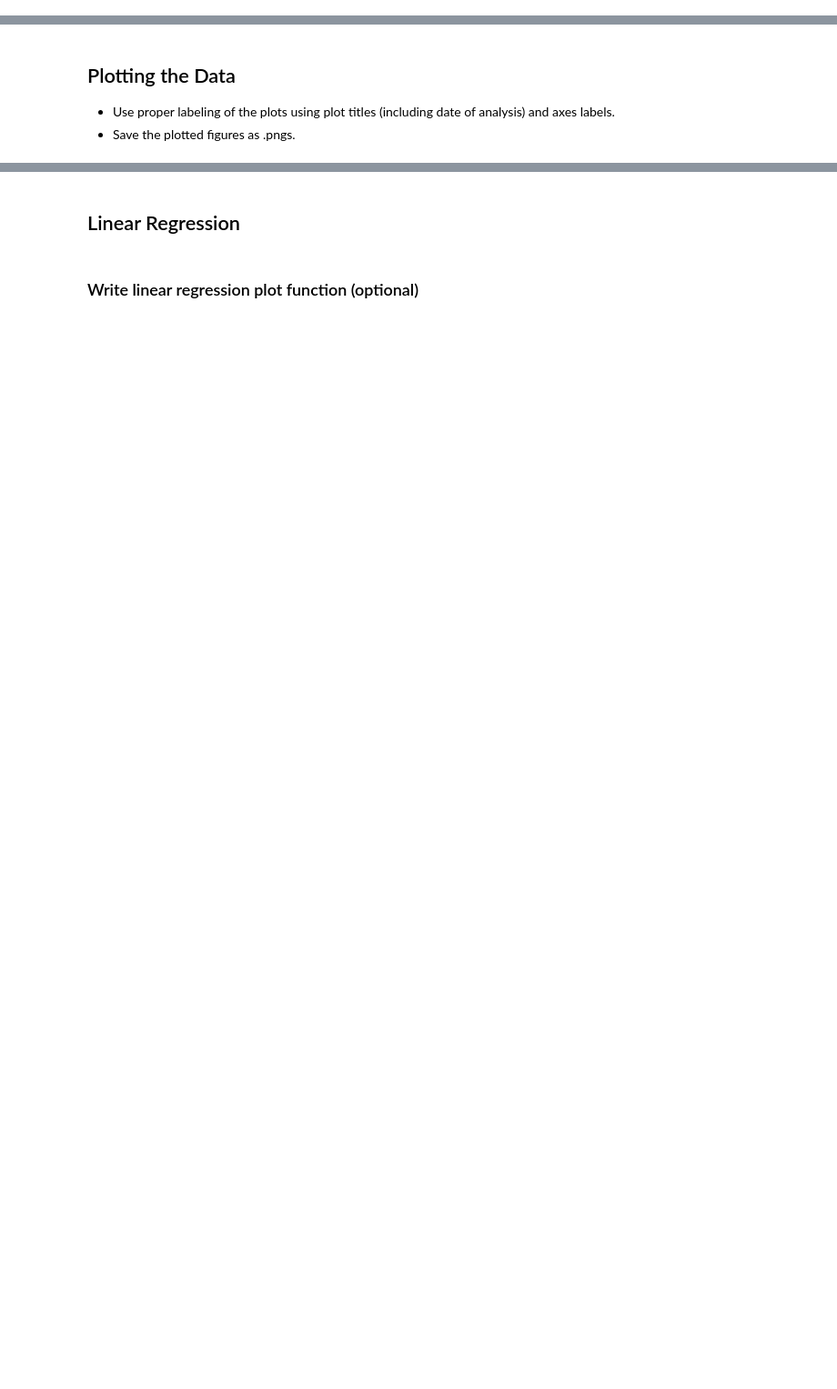
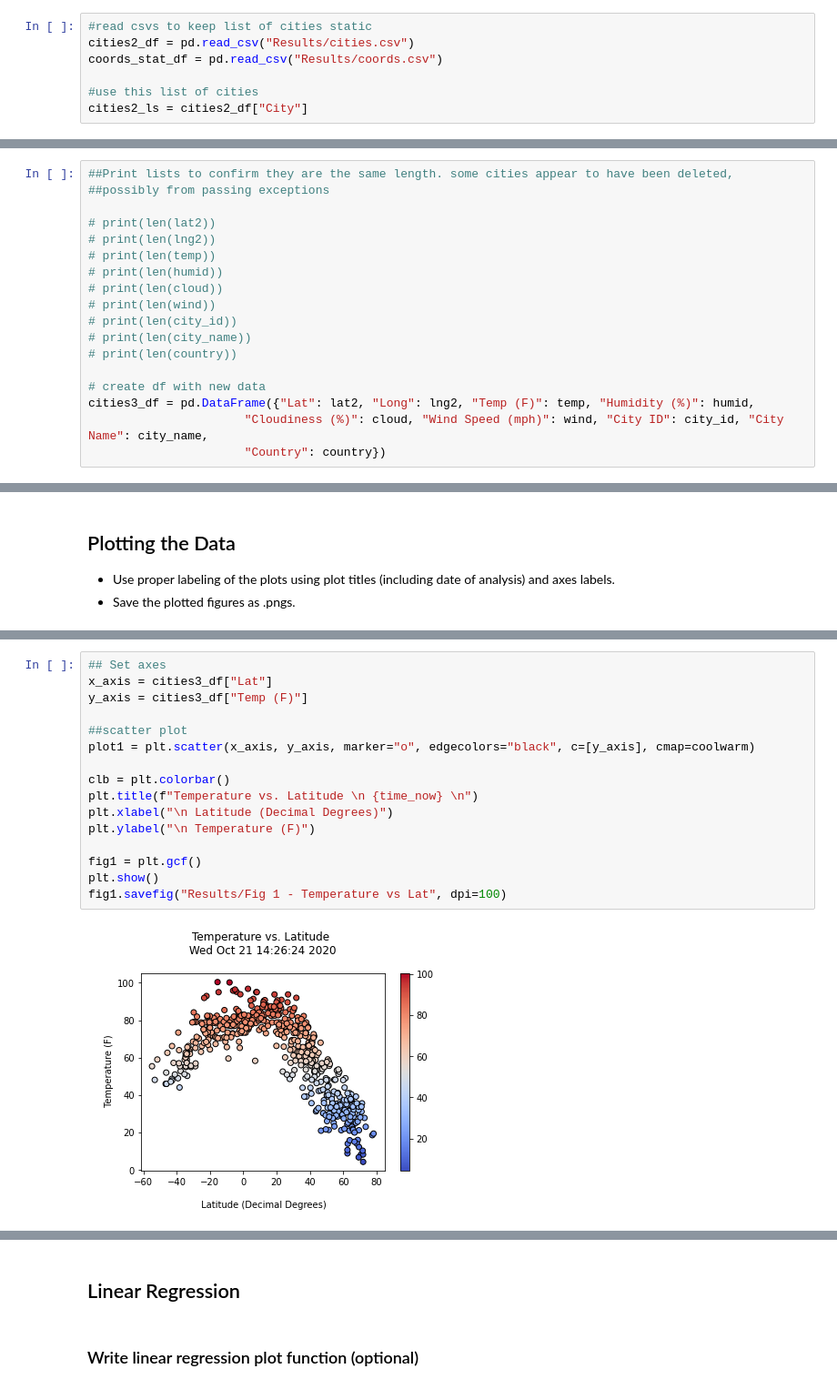
Before and after one commit to KLacerda08/python-api-challenge, a Jupyter notebook: WeatherPy/WeatherPy.ipynb, the cells around one changed output, grey strips where cells are left out. Shown at 91% size. Cells and saved outputs as stored; diff of their text form; blank space fills up the shorter version.

Commit message:
weather evaluation and plots

```diff
--- a/WeatherPy/WeatherPy.ipynb
+++ b/WeatherPy/WeatherPy.ipynb
@@ -50,0 +76,7 @@ len(cities)
+# %%
+#read csvs to keep list of cities static
+cities2_df = pd.read_csv("Results/cities.csv")
+coords_stat_df = pd.read_csv("Results/coords.csv")
+
+#use this list of cities
+cities2_ls = cities2_df["City"]
@@ -73,0 +142,18 @@ Data Retrieval Complete
+# %%
+##Print lists to confirm they are the same length. some cities appear to have been deleted,
+##possibly from passing exceptions
+
+# print(len(lat2))
+# print(len(lng2))
+# print(len(temp))
+# print(len(humid))
+# print(len(cloud))
+# print(len(wind))
+# print(len(city_id))
+# print(len(city_name))
+# print(len(country))
+
+# create df with new data
+cities3_df = pd.DataFrame({"Lat": lat2, "Long": lng2, "Temp (F)": temp, "Humidity (%)": humid,
+                      "Cloudiness (%)": cloud, "Wind Speed (mph)": wind, "City ID": city_id, "City Name": city_name,
+                      "Country": country})
@@ -94 +191,19 @@ Data Retrieval Complete
+# %%
+## Set axes
+x_axis = cities3_df["Lat"]
+y_axis = cities3_df["Temp (F)"]
+
+##scatter plot
+plot1 = plt.scatter(x_axis, y_axis, marker="o", edgecolors="black", c=[y_axis], cmap=coolwarm)
+
+clb = plt.colorbar()
+plt.title(f"Temperature vs. Latitude \n {time_now} \n")
+plt.xlabel("\n Latitude (Decimal Degrees)")
+plt.ylabel("\n Temperature (F)")
+
+fig1 = plt.gcf()
+plt.show()
+fig1.savefig("Results/Fig 1 - Temperature vs Lat", dpi=100)
+# %% [output]
+[figure, added]
 # %% [markdown]
```
Also changed, not shown: parts of 45 cells of this notebook, 15 other files.
